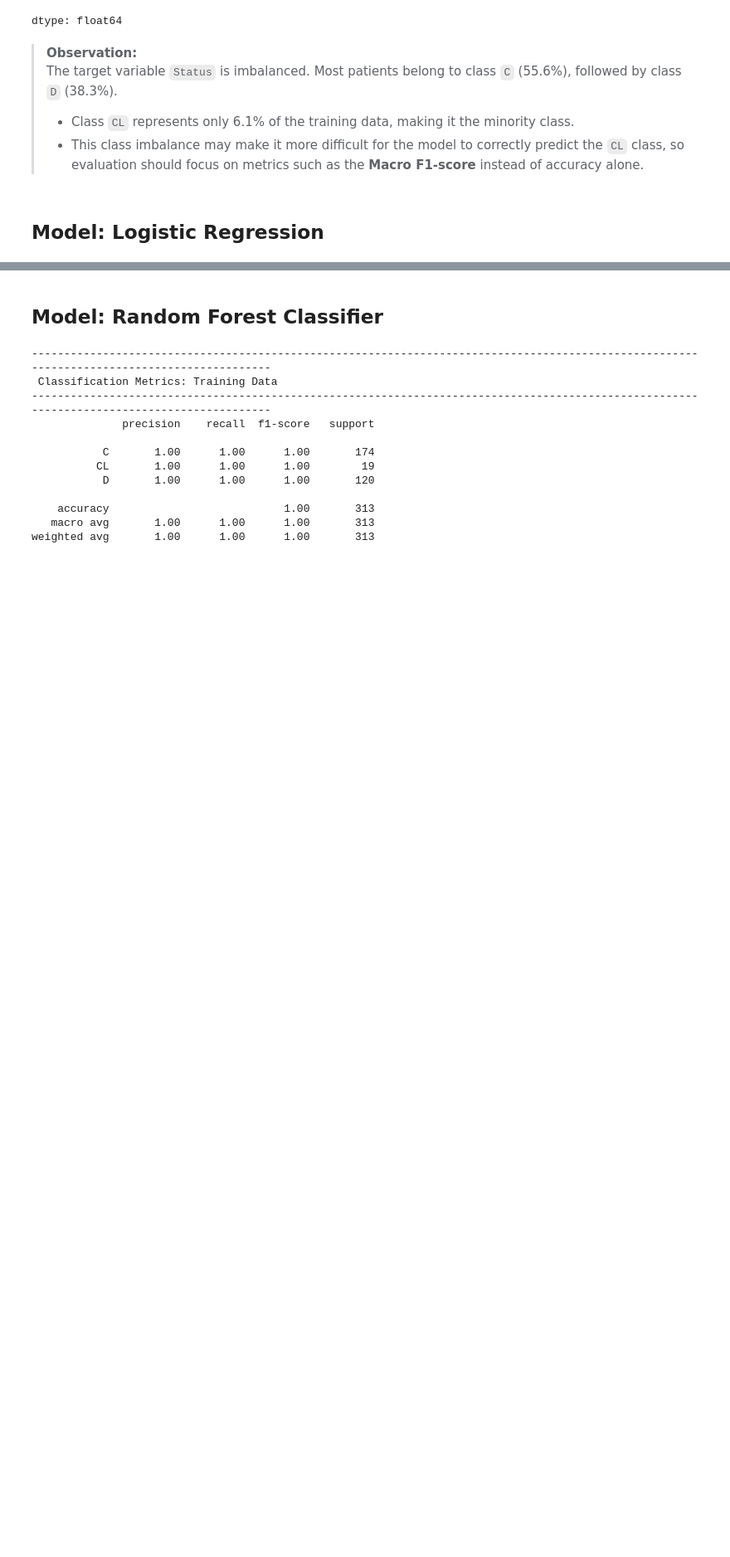
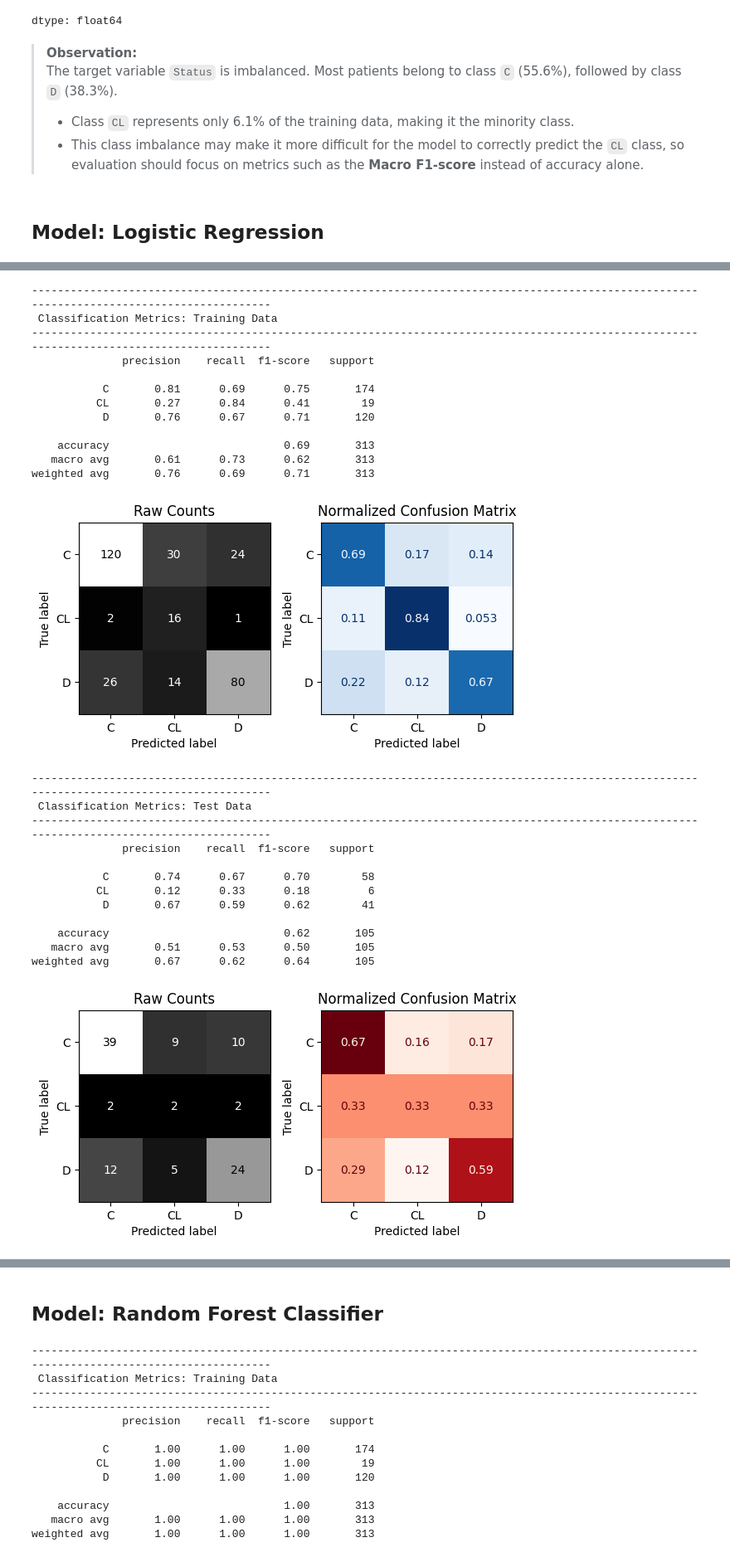
Before and after one commit to swirita/Cirrhosis-Prediction, a Jupyter notebook: Cirrhosis_Prediction.ipynb, the cells around one changed output, grey strips where cells are left out. Shown at 83% size. Cells and saved outputs as stored; diff of their text form; code cells hidden in the pictures; blank space fills up the shorter version.

Commit message:
Logestic Regressin & SMOTE

```diff
--- a/Cirrhosis_Prediction.ipynb
+++ b/Cirrhosis_Prediction.ipynb
@@ -712,0 +818,40 @@ NameError: name 'LogisticRegression' is not defined
+# %%
+logreg= LogisticRegression(random_state=42,
+                           C=0.01,
+                           class_weight='balanced',
+                           l1_ratio=0.1,
+                           penalty='elasticnet',
+                           solver='saga')
+# %%
+smote = SMOTE(random_state=42, k_neighbors=5)
+logreg_smote_pipe = imb_make_pipeline(preprocessor, smote, logreg)
+
+logreg_smote_pipe.fit(X_train, y_train)
+evaluate_classification(logreg_smote_pipe, X_train, y_train, X_test, y_test)
+# %% [output]
+--------------------------------------------------------------------------------------------------------------------------------------------
+ Classification Metrics: Training Data
+--------------------------------------------------------------------------------------------------------------------------------------------
+              precision    recall  f1-score   support
+
+           C       0.81      0.69      0.75       174
+          CL       0.27      0.84      0.41        19
+           D       0.76      0.67      0.71       120
+
+    accuracy                           0.69       313
+   macro avg       0.61      0.73      0.62       313
+weighted avg       0.76      0.69      0.71       313
+[figure, added]
+--------------------------------------------------------------------------------------------------------------------------------------------
+ Classification Metrics: Test Data
+--------------------------------------------------------------------------------------------------------------------------------------------
+              precision    recall  f1-score   support
+
+           C       0.74      0.67      0.70        58
+          CL       0.12      0.33      0.18         6
+           D       0.67      0.59      0.62        41
+
+    accuracy                           0.62       105
+   macro avg       0.51      0.53      0.50       105
+weighted avg       0.67      0.62      0.64       105
+[figure, added]
```
Also changed, not shown: parts of 17 cells of this notebook.
